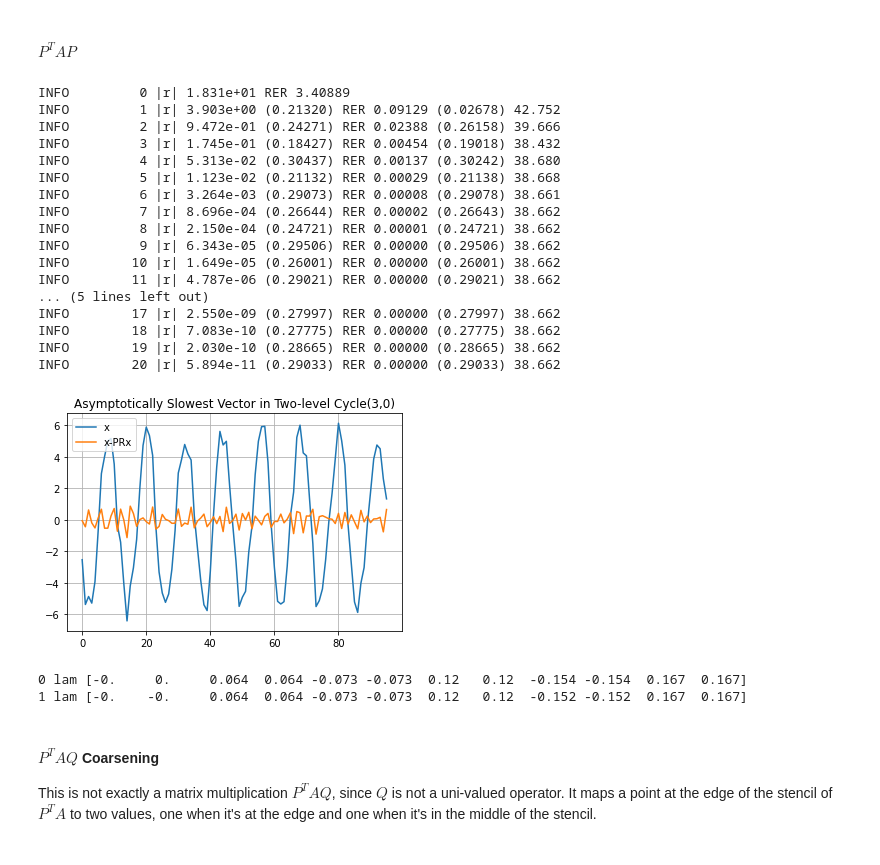
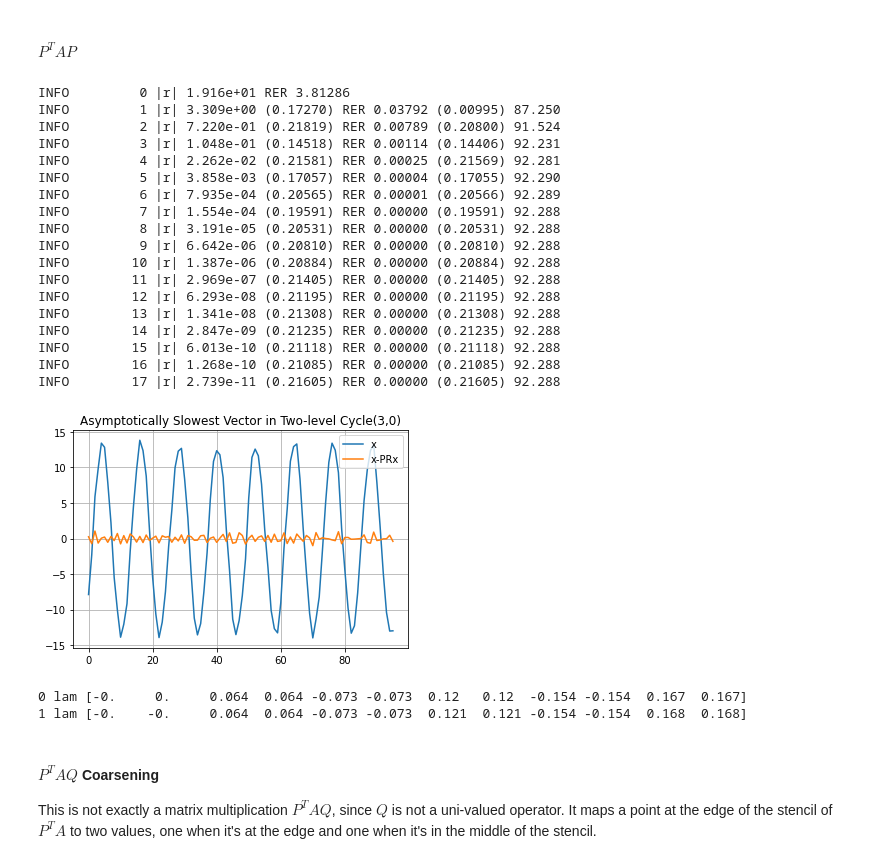
Before and after one commit to 436ahsan/Helmholtz, a Jupyter notebook: notebooks/repetitive/4_2_coarsening_ptaq.ipynb, the cells around one changed output. Drawn from its saved outputs; the diff is of its cells as text; code cells hidden in the pictures.

```diff
--- a/notebooks/repetitive/4_2_coarsening_ptaq.ipynb
+++ b/notebooks/repetitive/4_2_coarsening_ptaq.ipynb
@@ -375,40 +375,41 @@ p = p_experiment[True][-1]  # R*A*P P high order
 # %%
 # TODO(orenlivne): define error as (x-x0) projected onto range(a).
 nu = 3
-use_r_as_restriction = True
+use_r_as_restriction = False
 
 m0 = hm.repetitive.locality.create_two_level_hierarchy_from_matrix(
     level.a, level.location, R, p, aggregate_size, num_components, use_r_as_restriction=use_r_as_restriction)
 
 y, _ = hm.repetitive.locality.two_level_conv_factor(m0, nu, print_frequency=1, debug=False)
 
 # Asymptotic vector.
 plt.title("Asymptotically Slowest Vector in Two-level Cycle({},0)".format(nu))
 y -= y.mean() # Remove zero component.
 e = y - m0[1].p.dot(m0[1].r.dot(y))
 plt.plot(y, label="x");
 plt.plot(e, label="x-PRx");
 plt.grid(True);
 plt.legend();
 # %% [output]
-INFO         0 |r| 1.831e+01 RER 3.40889
-INFO         1 |r| 3.903e+00 (0.21320) RER 0.09129 (0.02678) 42.752
-INFO         2 |r| 9.472e-01 (0.24271) RER 0.02388 (0.26158) 39.666
-INFO         3 |r| 1.745e-01 (0.18427) RER 0.00454 (0.19018) 38.432
-INFO         4 |r| 5.313e-02 (0.30437) RER 0.00137 (0.30242) 38.680
-INFO         5 |r| 1.123e-02 (0.21132) RER 0.00029 (0.21138) 38.668
-INFO         6 |r| 3.264e-03 (0.29073) RER 0.00008 (0.29078) 38.661
-INFO         7 |r| 8.696e-04 (0.26644) RER 0.00002 (0.26643) 38.662
-INFO         8 |r| 2.150e-04 (0.24721) RER 0.00001 (0.24721) 38.662
-INFO         9 |r| 6.343e-05 (0.29506) RER 0.00000 (0.29506) 38.662
-INFO        10 |r| 1.649e-05 (0.26001) RER 0.00000 (0.26001) 38.662
-INFO        11 |r| 4.787e-06 (0.29021) RER 0.00000 (0.29021) 38.662
-... (5 lines left out)
-INFO        17 |r| 2.550e-09 (0.27997) RER 0.00000 (0.27997) 38.662
-INFO        18 |r| 7.083e-10 (0.27775) RER 0.00000 (0.27775) 38.662
-INFO        19 |r| 2.030e-10 (0.28665) RER 0.00000 (0.28665) 38.662
-INFO        20 |r| 5.894e-11 (0.29033) RER 0.00000 (0.29033) 38.662
+INFO         0 |r| 1.916e+01 RER 3.81286
+INFO         1 |r| 3.309e+00 (0.17270) RER 0.03792 (0.00995) 87.250
+INFO         2 |r| 7.220e-01 (0.21819) RER 0.00789 (0.20800) 91.524
+INFO         3 |r| 1.048e-01 (0.14518) RER 0.00114 (0.14406) 92.231
+INFO         4 |r| 2.262e-02 (0.21581) RER 0.00025 (0.21569) 92.281
+INFO         5 |r| 3.858e-03 (0.17057) RER 0.00004 (0.17055) 92.290
+INFO         6 |r| 7.935e-04 (0.20565) RER 0.00001 (0.20566) 92.289
+INFO         7 |r| 1.554e-04 (0.19591) RER 0.00000 (0.19591) 92.288
+INFO         8 |r| 3.191e-05 (0.20531) RER 0.00000 (0.20531) 92.288
+INFO         9 |r| 6.642e-06 (0.20810) RER 0.00000 (0.20810) 92.288
+INFO        10 |r| 1.387e-06 (0.20884) RER 0.00000 (0.20884) 92.288
+INFO        11 |r| 2.969e-07 (0.21405) RER 0.00000 (0.21405) 92.288
+INFO        12 |r| 6.293e-08 (0.21195) RER 0.00000 (0.21195) 92.288
+INFO        13 |r| 1.341e-08 (0.21308) RER 0.00000 (0.21308) 92.288
+INFO        14 |r| 2.847e-09 (0.21235) RER 0.00000 (0.21235) 92.288
+INFO        15 |r| 6.013e-10 (0.21118) RER 0.00000 (0.21118) 92.288
+INFO        16 |r| 1.268e-10 (0.21085) RER 0.00000 (0.21085) 92.288
+INFO        17 |r| 2.739e-11 (0.21605) RER 0.00000 (0.21605) 92.288
-[figure, old version]
+[figure, new version]
 # %%
 # Calculate eigenpairs at all levels.
 laml, vl_finest = hm.analysis.ideal.compare_spectrum(m0)
@@ -416,7 +417,7 @@ for l, lam in enumerate(laml):
     print(l, "lam", lam[:12])
 # %% [output]
 0 lam [-0.     0.     0.064  0.064 -0.073 -0.073  0.12   0.12  -0.154 -0.154  0.167  0.167]
-1 lam [-0.    -0.     0.064  0.064 -0.073 -0.073  0.12   0.12  -0.152 -0.152  0.167  0.167]
+1 lam [-0.    -0.     0.064  0.064 -0.073 -0.073  0.121  0.121 -0.154 -0.154  0.168  0.168]
 # %% [markdown]
 #### $P^T A Q$ Coarsening
 This is not exactly a matrix multiplication $P^T A Q$, since $Q$ is not a uni-valued operator. It maps a point at the edge of the stencil of $P^T A$ to two values, one when it's at the edge and one when it's in the middle of the stencil.
```
Also changed, not shown: parts of 25 cells of this notebook, 8 other files.
